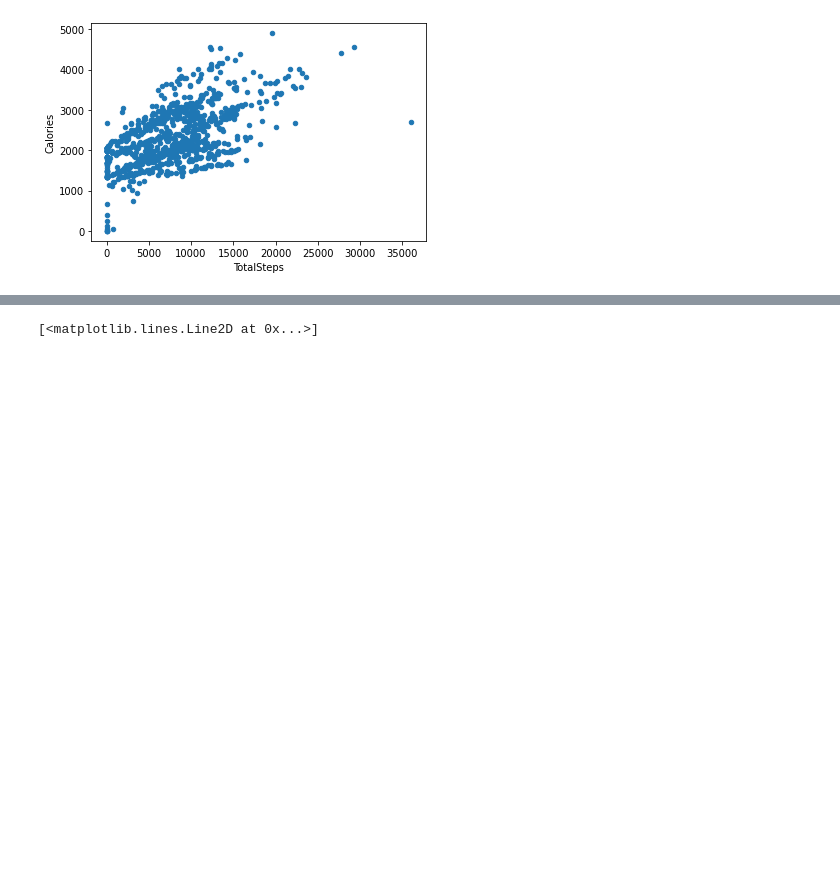
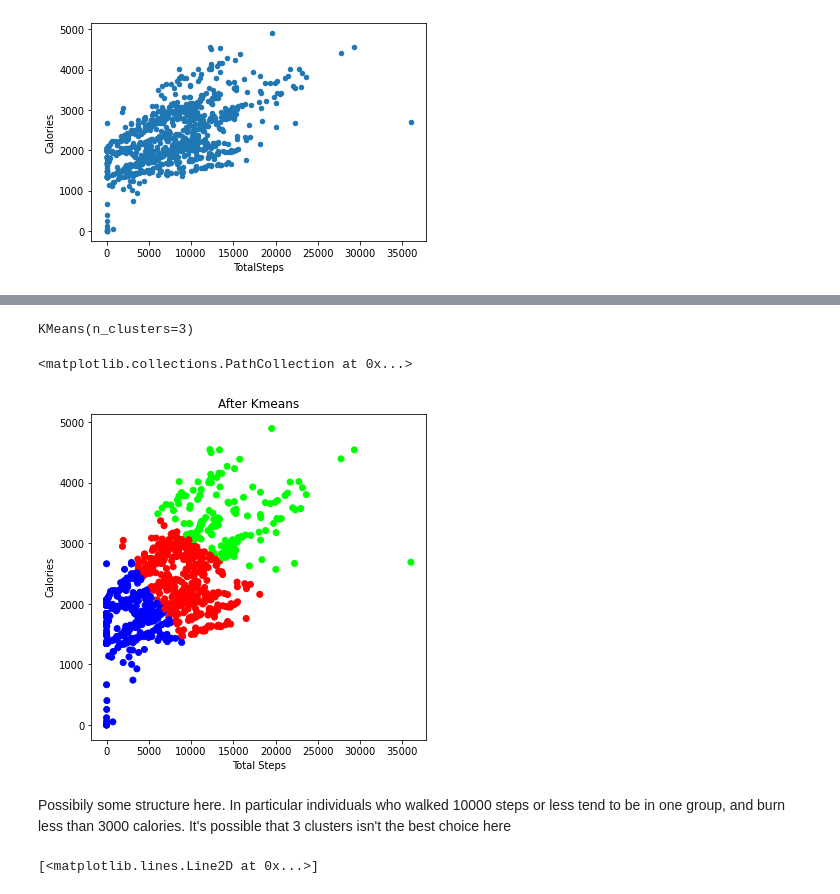
Before and after one commit to LeannaCalla/Kaggle-FitBit-Data, a Jupyter notebook: FitBit stats.ipynb, the cells around one changed output, grey strips where cells are left out. Cells and saved outputs as stored; diff of their text form; code cells hidden in the pictures; blank space fills up the shorter version.

Commit message:
Add files via upload
exploring kmeans

```diff
--- a/FitBit stats.ipynb
+++ b/FitBit stats.ipynb
@@ -165,0 +152,8 @@ activityData.plot.scatter(x = 'TotalSteps', y = 'Calories')
+# %%
+# scale required data
+scaler = StandardScaler()
+scaler.fit(activityData[['TotalSteps', 'Calories']])
+scaled_features = scaler.transform(activityData[['TotalSteps', 'Calories']])
+# %%
+df_scaled = pd.DataFrame(scaled_features,columns=['TotalSteps', 'Calories'])
+df_scaled.head()
@@ -166,3 +167,20 @@ activityData.plot.scatter(x = 'TotalSteps', y = 'Calories')
+# %%
+kmeans = KMeans(n_clusters=3)
+# %%
+kmeans.fit(df_scaled)
+# %% [output]
+KMeans(n_clusters=3)
+# %%
+plt.figure(figsize=(6, 6))
+plt.title('After Kmeans')
+plt.xlabel('Total Steps')
+plt.ylabel('Calories')
+plt.scatter(activityData['TotalSteps'], activityData['Calories'], c=kmeans.labels_,cmap='brg')
+# %% [output]
+<matplotlib.collections.PathCollection at 0x...>
+[figure, added]
+# %% [markdown]
+Possibily some structure here. In particular individuals who walked 10000 steps or less tend to be in one group, and burn less than 3000 calories. It's possible that 3 clusters isn't the best choice here
 # %%
 activityData.plot.scatter(x = 'VeryActiveMinutes', y = 'Calories')
 x = activityData['VeryActiveMinutes']
```
Also changed, not shown: parts of 4 cells of this notebook.
